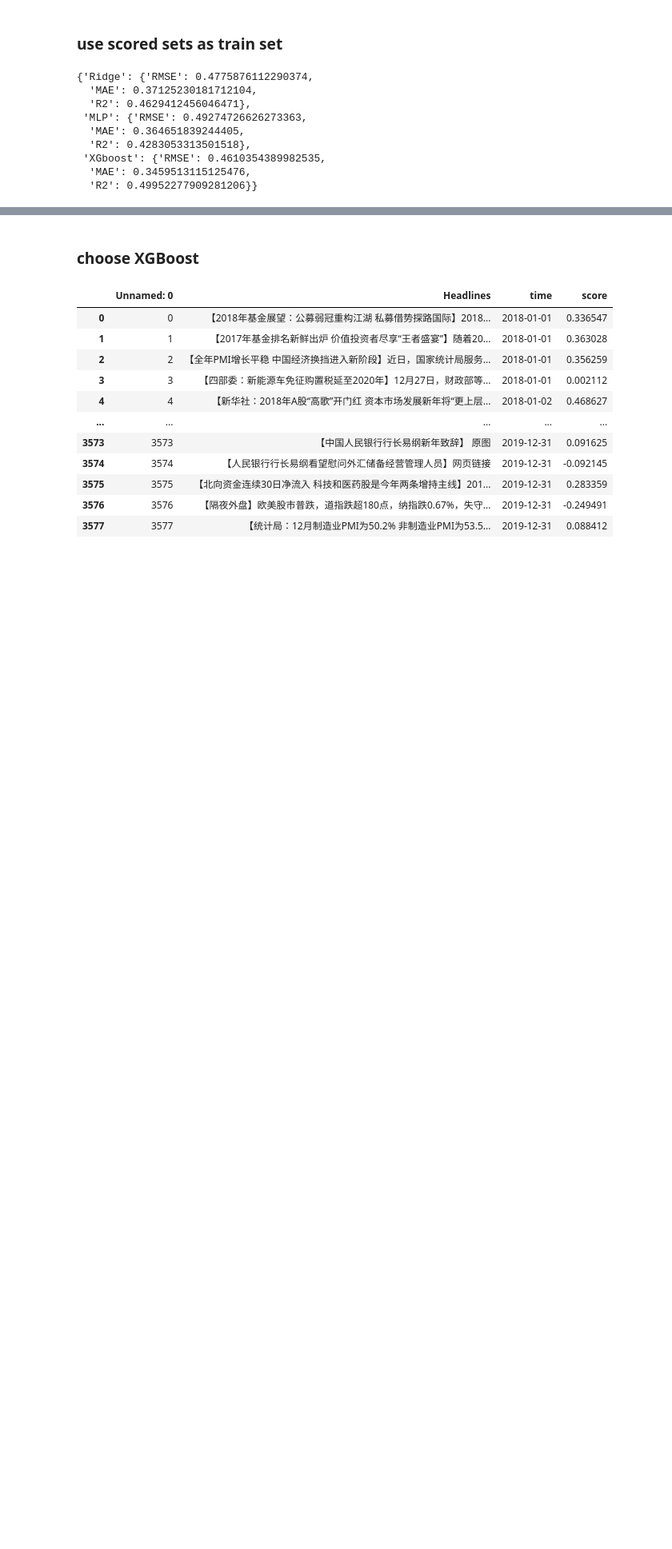
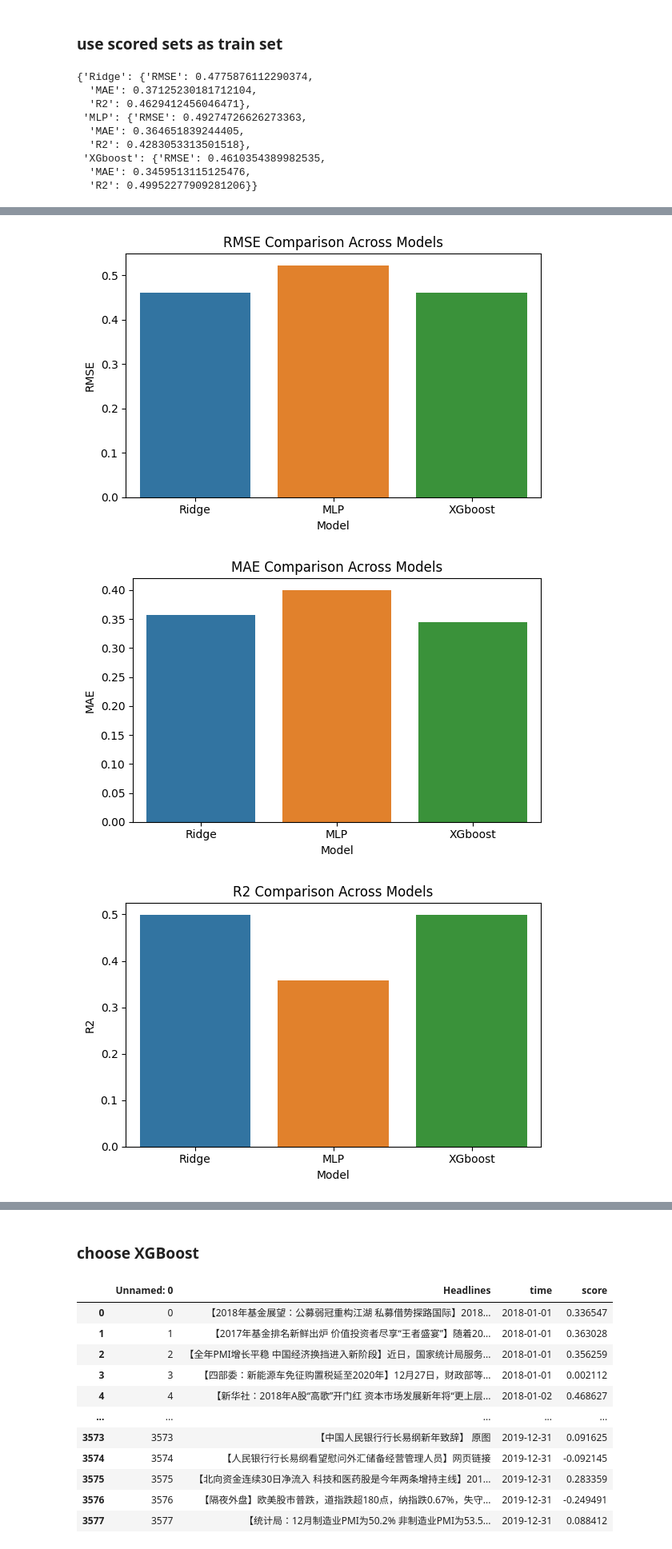
Before and after one commit to JANE-WANG-X/2025, a Jupyter notebook: cn_scoring.ipynb, the cells around one changed output, grey strips where cells are left out. Shown: that part at 80% size. Saved outputs shown, nothing was run; the diff lists cells and outputs as text; code cells hidden in the pictures; blank space fills up the shorter version.

Commit message:
grid search

```diff
--- a/cn_scoring.ipynb
+++ b/cn_scoring.ipynb
@@ -167,3 +167,79 @@ results
  'XGboost': {'RMSE': 0.4610354389982535,
   'MAE': 0.3459513115125476,
   'R2': 0.49952277909281206}}
+# %%
+import pandas as pd
+import numpy as np
+import matplotlib.pyplot as plt
+from sklearn.model_selection import train_test_split, GridSearchCV
+from sklearn.linear_model import Ridge
+from sklearn.neural_network import MLPRegressor
+from sklearn.metrics import mean_squared_error, mean_absolute_error, r2_score
+import xgboost as xgb
+import seaborn as sns
+
+# Load and split data
+df_train_bert = pd.read_csv("sentiment_source/cn_train_bert.csv")
+X = df_train_bert.drop(columns=["score"])
+y = df_train_bert["score"]
+X_train, X_test, y_train, y_test = train_test_split(X, y, test_size=0.2, random_state=42)
+
+# Define models and hyperparameter grids
+param_grids = {
+    "Ridge": {
+        "alpha": [0.01, 0.1, 1.0, 10.0, 100.0]
+    },
+    "MLP": {
+        "hidden_layer_sizes": [(128,), (256,)],
+        "activation": ['relu', 'tanh'],
+        "learning_rate_init": [0.001],
+        "max_iter": [300]
+    },
+    "XGboost": {
+        "n_estimators": [50, 100, 200],
+        "max_depth": [3, 5, 7],
+        "learning_rate": [0.01, 0.1, 0.2]
+    }
+}
+
+models = {
+    "Ridge": Ridge(),
+    "MLP": MLPRegressor(random_state=42),
+    "XGboost": xgb.XGBRegressor(objective='reg:squarederror', random_state=42)
+}
+
+best_results = []
+
+# Grid search + evaluation
+for name in models:
+    print(f"Tuning {name}...")
+    grid = GridSearchCV(models[name], param_grids[name], scoring='neg_mean_squared_error', cv=3, n_jobs=-1)
+    grid.fit(X_train, y_train)
+    best_model = grid.best_estimator_
+    preds = best_model.predict(X_test)
+
+    best_results.append({
+        "Model": name,
+        "RMSE": np.sqrt(mean_squared_error(y_test, preds)),
+        "MAE": mean_absolute_error(y_test, preds),
+        "R2": r2_score(y_test, preds),
+        "Best Params": grid.best_params_
+    })
+
+# Convert to DataFrame
+results_df = pd.DataFrame(best_results)
+
+# Save best params if needed
+print(results_df[["Model", "Best Params"]])
+
+# Plotting
+metrics = ["RMSE", "MAE", "R2"]
+for metric in metrics:
+    plt.figure(figsize=(6, 4))
+    sns.barplot(x="Model", y=metric, data=results_df)
+    plt.title(f"{metric} Comparison Across Models")
+    plt.ylabel(metric)
+    plt.xlabel("Model")
+    plt.tight_layout()
+    plt.show()
+# %% [output]
@@ -169,0 +253,3 @@ results
+[figure, added]
+[figure, added]
+[figure, added]
```
Also changed, not shown: parts of 3 cells of this notebook.
